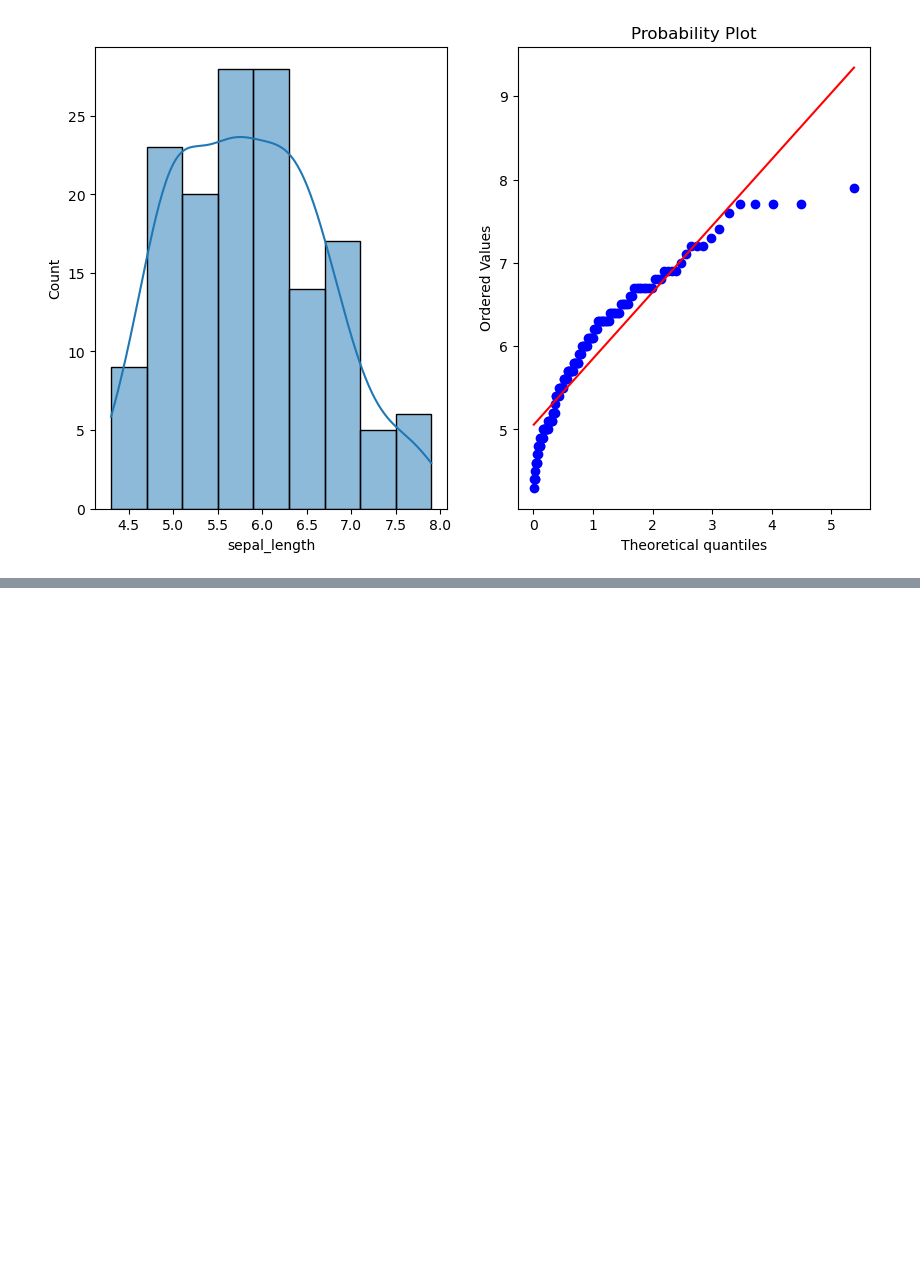
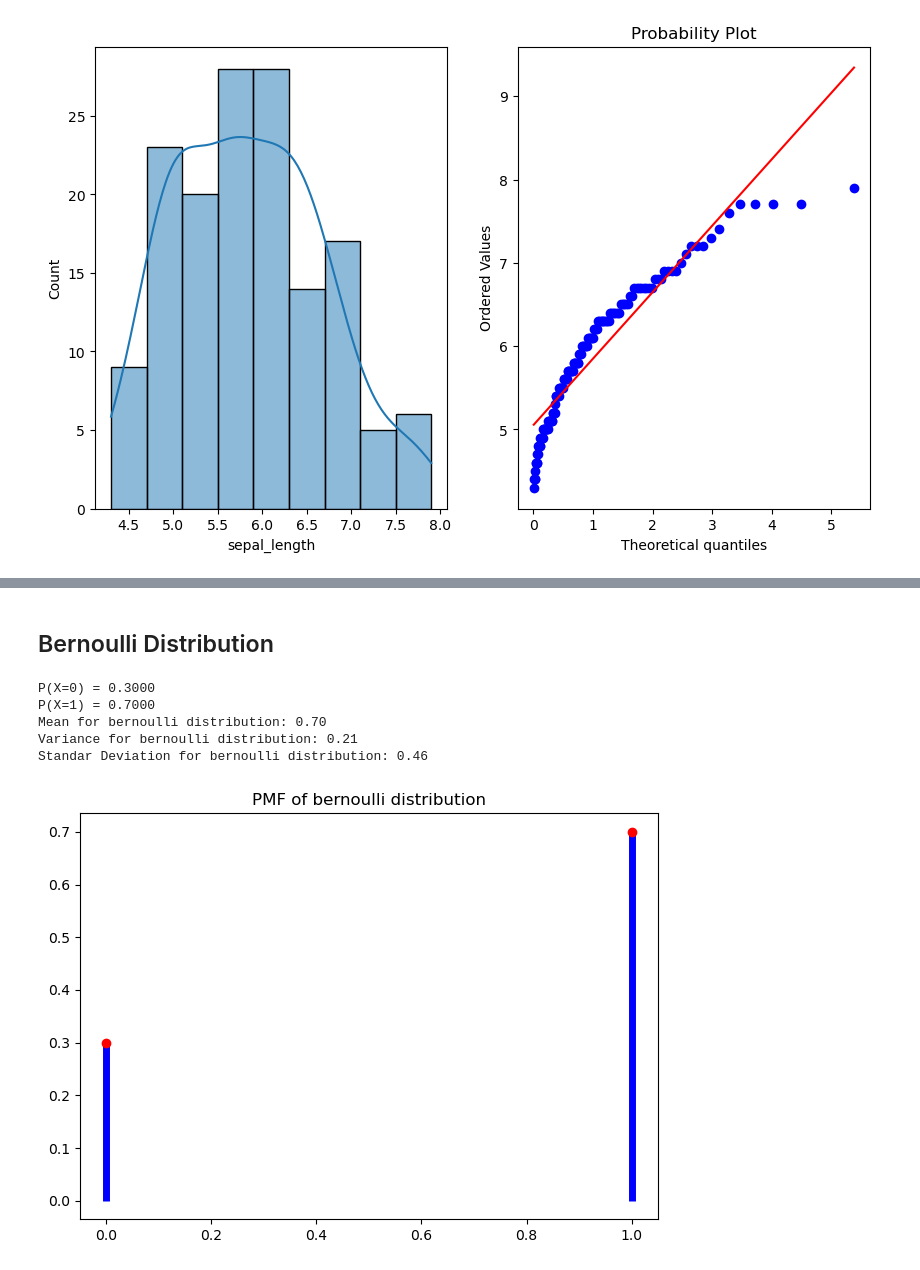
Before and after one commit to akhileshdutt/DataScience_learning, a Jupyter notebook: maths_for_ml/4_Distribution.ipynb, the cells around one changed output, grey strips where cells are left out. Drawn from its saved outputs; the diff is of its cells as text; code cells hidden in the pictures; blank space fills up the shorter version.

```diff
--- a/maths_for_ml/4_Distribution.ipynb
+++ b/maths_for_ml/4_Distribution.ipynb
@@ -164,0 +229,36 @@ plot_data(df,"sepal_length")
+# %% [markdown]
+## Bernoulli Distribution
+# %%
+#used when we have only two output and only one trial
+p=0.7
+k_value=[0,1]
+
+# calculating the bernoulli distribution
+bernoulli_dist = stats.bernoulli(p)
+
+#calculating the pmf for bernoulli
+pmf_bernoulli = bernoulli_dist.pmf(k_value)
+
+#calculating mean , variance and standar deviation
+mean_bernoulli = bernoulli_dist.mean()
+var_bernoulli = bernoulli_dist.var()
+std_bernoulli = bernoulli_dist.std()
+
+for k , pmf  in zip(k_value,pmf_bernoulli):
+    print(f"P(X={k}) = {pmf:.4f}")
+
+print(f"Mean for bernoulli distribution: {mean_bernoulli:.2f}")
+print(f"Variance for bernoulli distribution: {var_bernoulli:.2f}")
+print(f"Standar Deviation for bernoulli distribution: {std_bernoulli:.2f}")
+plt.vlines(k_value, 0, pmf_bernoulli, colors='b', lw=5)
+plt.scatter(k_value, pmf_bernoulli, color='r', zorder=5)
+plt.title(f'PMF of bernoulli distribution')
+plt.tight_layout()
+plt.show()
+# %% [output]
+P(X=0) = 0.3000
+P(X=1) = 0.7000
+Mean for bernoulli distribution: 0.70
+Variance for bernoulli distribution: 0.21
+Standar Deviation for bernoulli distribution: 0.46
+[figure, added]
```
Also changed, not shown: parts of 11 cells of this notebook, 1 other file.
